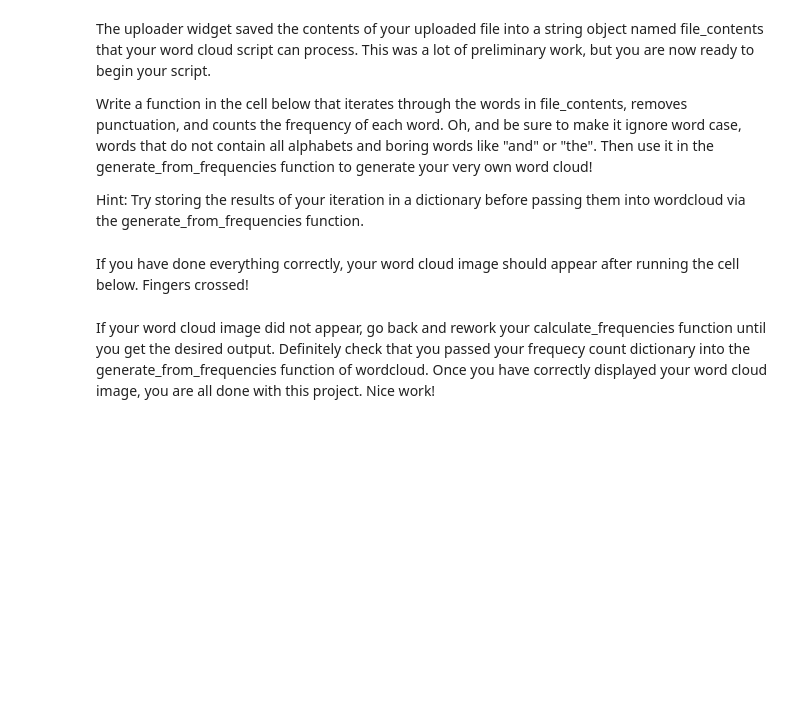
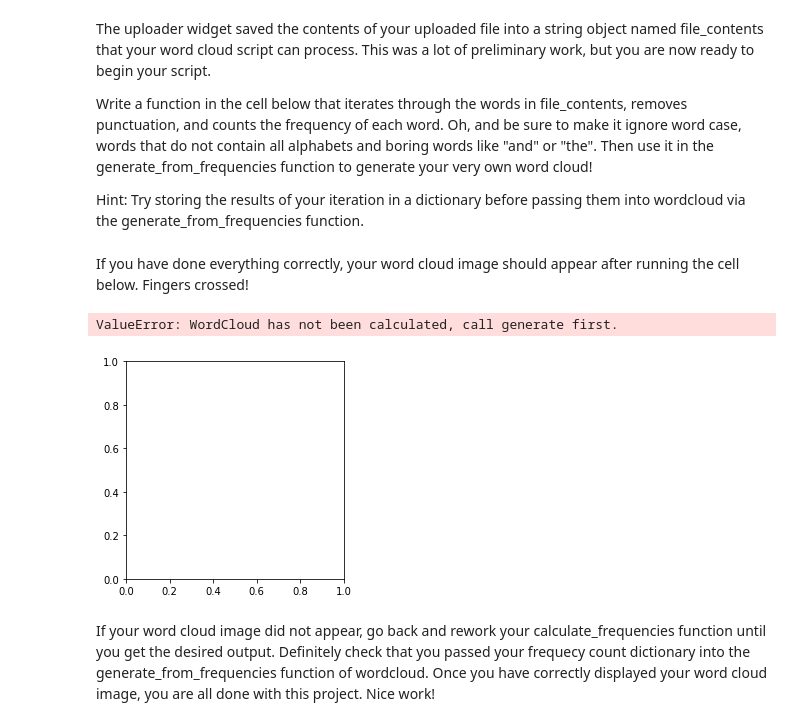
Before and after one commit to Alphonsus411/Proyectos-Python, a Jupyter notebook: Elementos Básicos/word_cloud_2.ipynb, the cells around one changed output. Cells and saved outputs as stored; diff of their text form; code cells hidden in the pictures; blank space fills up the shorter version.

```diff
--- a/Elementos Básicos/word_cloud_2.ipynb
+++ b/Elementos Básicos/word_cloud_2.ipynb
@@ -57,8 +162,6 @@ Write a function in the cell below that iterates through the words in file_conte
 
 Hint: Try storing the results of your iteration in a dictionary before passing them into wordcloud via the generate_from_frequencies function.
 # %%
-from array import array
-from fileinput import filename
 
 
 def calculate_frequencies(file_contents):
@@ -73,25 +176,27 @@ def calculate_frequencies(file_contents):
 
 # LEARNER CODE START HERE
     # Words to ignore
-    words = []
-    for word in file_contents.split():
-        if word not in uninteresting_words:
-            words.append(word)
-    print(words)
-    # Frequency of words
-    freq = {}
+    words = file_contents.split()
+    frequencies = {}
     for word in words:
-        if word in freq:
-            freq[word] += 1
+        word = word.lower()
+        if word not in frequencies:
+            frequencies[word] = 1
         else:
-            freq[word] = 1
-    print(freq)
+            frequencies[word] += 1
+    for word in uninteresting_words:
+        if word in frequencies:
+            del frequencies[word]
+    return frequencies
+
+# Calculate frequencies of words
+frequencies = calculate_frequencies(file_contents)
 
 
+#wordcloud
 
-    # Generate word cloud
-    cloud = wordcloud.WordCloud()
-    cloud.generate_from_frequencies(freq)
-    return cloud.to_array()
+wordcloud = wordcloud.WordCloud()
+wordcloud.generate_from_frequencies(frequencies)
+return wordcloud.to_array()
 # %% [markdown]
 If you have done everything correctly, your word cloud image should appear after running the cell below. Fingers crossed!
@@ -104,2 +203,11 @@ with open("myimage.png", "wb") as f:
+# %%
+# Display your wordcloud image
+
+plt.imshow(wordcloud, interpolation='bilinear')
+plt.axis("off")
+plt.show()
+# %% [output]
+ValueError: WordCloud has not been calculated, call generate first.
+[figure, added]
 # %% [markdown]
 If your word cloud image did not appear, go back and rework your calculate_frequencies function until you get the desired output. Definitely check that you passed your frequecy count dictionary into the generate_from_frequencies function of wordcloud. Once you have correctly displayed your word cloud image, you are all done with this project. Nice work!
```
Also changed, not shown: parts of 3 cells of this notebook, 6 other files.
